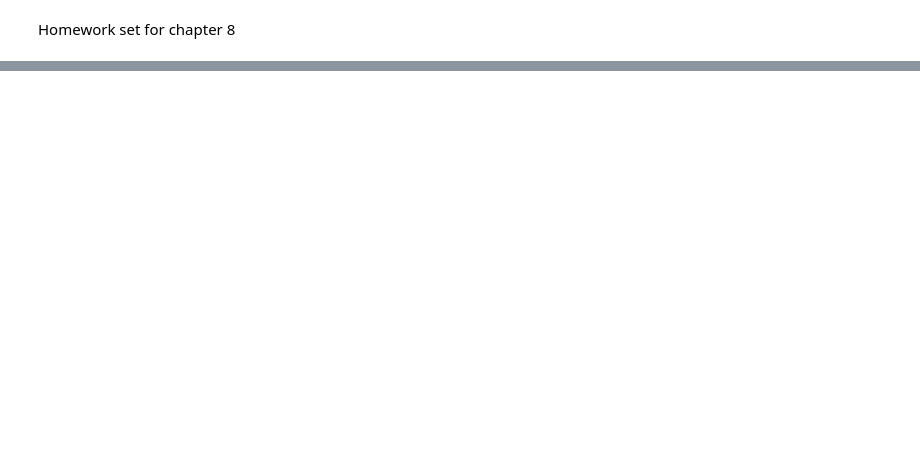
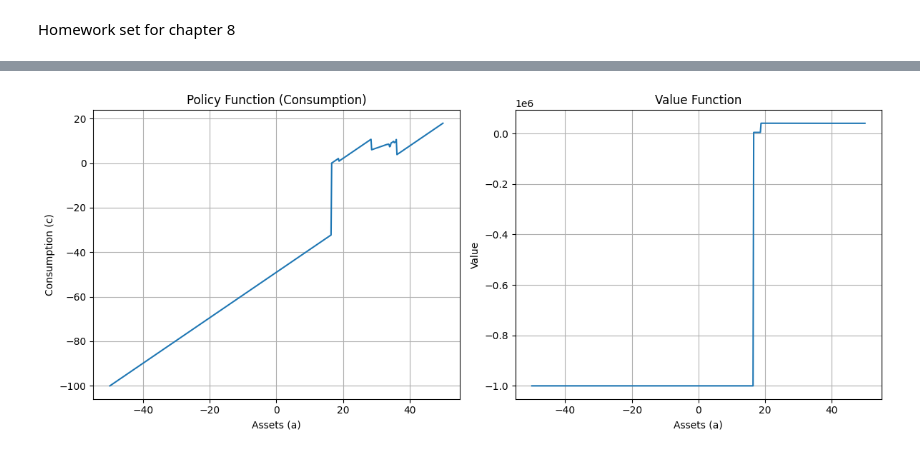
Before and after one commit to olurie/Comp-Methods-HW, a Jupyter notebook: HW2/HW2.ipynb, the cells around one changed output, grey strips where cells are left out. Saved outputs shown, nothing was run; the diff lists cells and outputs as text; code cells hidden in the pictures; blank space fills up the shorter version.

```diff
--- a/HW2/HW2.ipynb
+++ b/HW2/HW2.ipynb
@@ -356,0 +475,92 @@ array([], dtype=float64)
+# %%
+abar = 2.0         # Borrowing limit => a >= -abar
+
+def present_utility(c):
+    return c**egam / egam if c > 0 else -1e10
+
+V = np.zeros_like(grid_a)
+
+# Timer start
+t0 = time.time()
+
+for iteration in range(max_iterations):
+
+    # Interpolate current value function
+    spline_V = InterpolatedUnivariateSpline(grid_a, V, k=3)
+
+    V_new = np.zeros_like(V)
+    c_new = np.zeros_like(c)
+
+    for i, a in enumerate(grid_a):
+
+        def obj(a_next):
+            c_now = (1 + r) * a + w - a_next
+            if c_now <= 0:
+                return 1e6  # Large penalty for infeasible consumption
+            vplus = spline_V(a_next)
+            return - (present_utility(c_now) + beta * vplus)
+
+        bounds = (max(a_l, -abar), a_u)
+        result = minimize_scalar(obj, bounds=bounds, method='bounded')
+        a_star = result.x
+        c_star = (1 + r) * a + w - a_star
+
+        c_new[i] = c_star
+        V_new[i] = -result.fun
+
+    # Check convergence
+    con_lev = np.max(np.abs(V_new - V) / np.maximum(np.abs(V), 1e-10))
+    #print(f"Iteration {iteration+1:4d}, Convergence level: {con_lev:12.8f}")
+
+    if con_lev < convergance_tolerance:
+        print(f"Converged after {iteration+1} iterations")
+        break
+
+    V = V_new.copy()
+    c = c_new.copy()
+
+else:
+    print("No convergence")
+
+# Plot policy function and value function
+fig, ax = plt.subplots(1, 2, figsize=(12, 5))
+
+ax[0].plot(grid_a, c)
+ax[0].set_title("Policy Function (Consumption)")
+ax[0].set_xlabel("Assets (a)")
+ax[0].set_ylabel("Consumption (c)")
+ax[0].grid(True)
+
+ax[1].plot(grid_a, V)
+ax[1].set_title("Value Function")
+ax[1].set_xlabel("Assets (a)")
+ax[1].set_ylabel("Value")
+ax[1].grid(True)
+
+plt.tight_layout()
+plt.show()
+
+# Simulate consumption and asset path
+a_sim = np.zeros(Simulation_periods + 1)
+c_sim = np.zeros(Simulation_periods + 1)
+consumption_func = InterpolatedUnivariateSpline(grid_a, c, k=3)
+
+a_sim[0] = 0.0  # initial assets
+for t in range(Simulation_periods):
+    c_sim[t] = consumption_func(a_sim[t])
+    a_next = (1 + r) * a_sim[t] + w - c_sim[t]
+    a_sim[t + 1] = max(a_next, -abar)
+
+# Plot simulated path
+plt.figure(figsize=(12, 6))
+plt.plot(range(T + 1), c_sim, label='Consumption')
+plt.plot(range(T + 1), a_sim, label='Assets')
+plt.xlabel('Time')
+plt.ylabel('Level')
+plt.legend()
+plt.title(f'Simulated Consumption and Asset Path (Borrowing limit: {-abar})')
+plt.grid(True)
+plt.show()
+
+print(f"Time elapsed: {time.time() - t0:.2f} seconds")
+# %% [output]
@@ -356,0 +568 @@ array([], dtype=float64)
+[figure, added]
```
Also changed, not shown: parts of 16 cells of this notebook, 1 other file.
